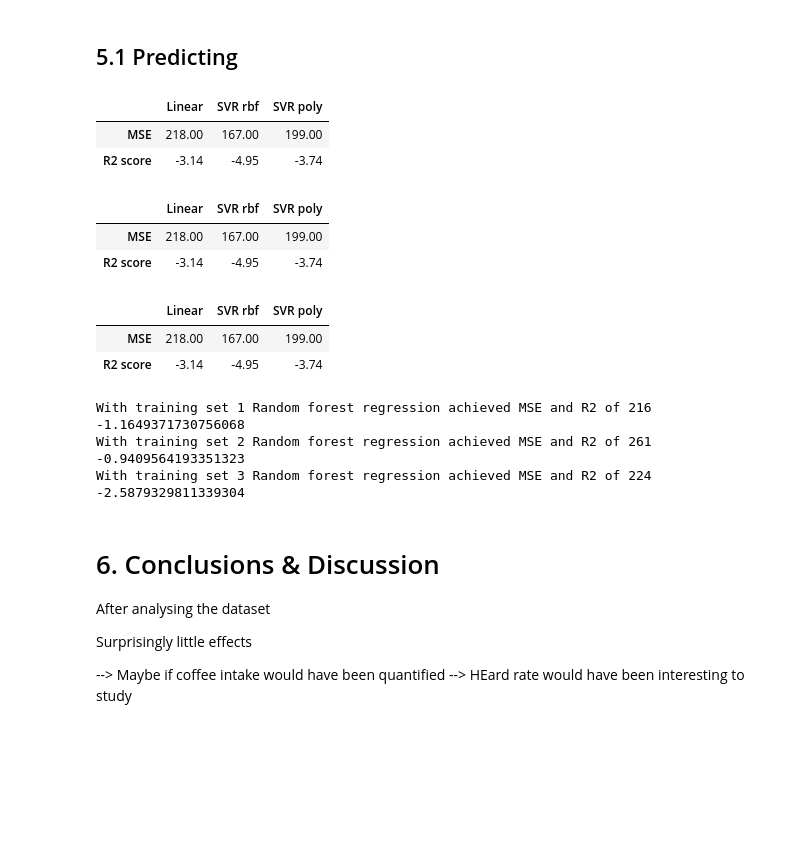
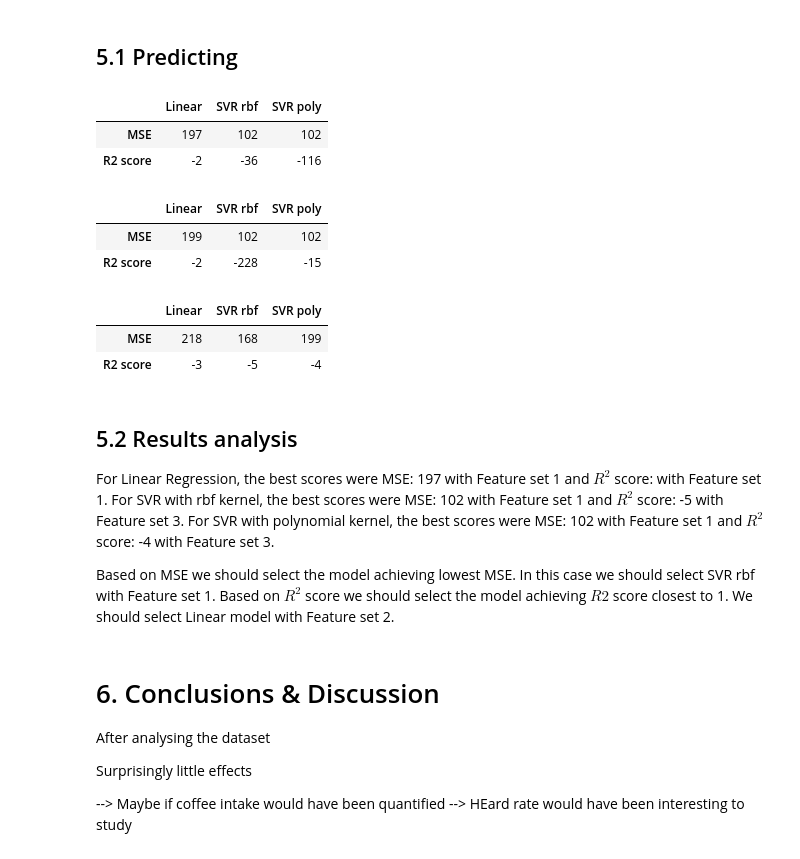
Before and after one commit to AkseliManninen/Sleep-Analysis-ML, a Jupyter notebook: SleepAnalysis.ipynb, the cells around one changed output. Saved outputs shown, nothing was run; the diff lists cells and outputs as text; code cells hidden in the pictures; blank space fills up the shorter version.

Commit message:
MSE and R2 analysis

```diff
--- a/SleepAnalysis.ipynb
+++ b/SleepAnalysis.ipynb
@@ -368,8 +368,8 @@ X_train3, X_test3 = X_train[['Tea', 'Working out', 'Late eating', 'Stress']], X_
 
 training_sets = [(X_train, X_test), (X_train2, X_test2), (X_train3, X_test3)]
 
-#
-scores = [np.zeros((2, 3))] * 3
+# Score tables
+scores = [np.zeros((2, 3)) for i in range(3)]
 
 # Linear regression
 i = 0
@@ -379,67 +379,49 @@ for set in training_sets:
     y_pred = lin_reg.predict(set[1])
     scores[i][0,0] = int(mean_squared_error(y_pred, list(y_test)))
     scores[i][1,0] = round(r2_score(y_pred, list(y_test)), 2)
     i += 1
 
-
 # SVR with 'rbf' kernel
 i = 0
 for set in training_sets:
     svr_reg = SVR(kernel = "rbf")
     svr_reg.fit(set[0], y_train)
     y_pred = svr_reg.predict(set[1])
-    scores[i][0,1] = int(mean_squared_error(y_pred, list(y_test)))
+    scores[i][0,1] = round(mean_squared_error(y_pred, list(y_test)),1)
     scores[i][1,1] = round(r2_score(y_pred, list(y_test)), 2)
     i += 1
 
 # SVR with 'poly' kernel
 i = 0
 for set in training_sets:
     svr_reg = SVR(kernel = "poly")
     svr_reg.fit(set[0], y_train)
     y_pred = svr_reg.predict(set[1])
-    scores[i][0,2] = int(mean_squared_error(y_pred, list(y_test)))
+    scores[i][0,2] = round(mean_squared_error(y_pred, list(y_test)), 1)
     scores[i][1,2] = round(r2_score(y_pred, list(y_test)), 2)
     i += 1
 
 for table in scores:
     table = pd.DataFrame(table)
     table.columns = ["Linear", "SVR rbf", "SVR poly"]
     table.index = ["MSE", "R2 score"]
     display(table)
 # %% [output]
 |  | Linear | SVR rbf | SVR poly |
-| MSE | 218.00 | 167.00 | 199.00 |
-| R2 score | -3.14 | -4.95 | -3.74 |
+| MSE | 197 | 102 | 102 |
+| R2 score | -2 | -36 | -116 |
 |  | Linear | SVR rbf | SVR poly |
-| MSE | 218.00 | 167.00 | 199.00 |
-| R2 score | -3.14 | -4.95 | -3.74 |
+| MSE | 199 | 102 | 102 |
+| R2 score | -2 | -228 | -15 |
 |  | Linear | SVR rbf | SVR poly |
-| MSE | 218.00 | 167.00 | 199.00 |
-| R2 score | -3.14 | -4.95 | -3.74 |
+| MSE | 218 | 168 | 199 |
+| R2 score | -3 | -5 | -4 |
-# %%
-from sklearn.ensemble import RandomForestRegressor
-
-X_train2, X_test2 = X_train[['Time in bed', 'Late to bed', 'Tea', 'Working out']], X_test[['Time in bed', 'Late to bed', 'Tea', 'Working out']]
-X_train3, X_test3 = X_train[['Tea', 'Working out', 'Late eating', 'Stress']], X_test[['Tea', 'Working out', 'Late eating', 'Stress']]
-training_sets = [(X_train, X_test), (X_train2, X_test2), (X_train3, X_test3)]
-
-# Linear regression
-rf_mse = []
-rf_r2 = []
-for set in training_sets:
-    rf = RandomForestRegressor()
-    rf.fit(set[0], y_train)
-    y_pred = rf.predict(set[1])
-    rf_mse.append(mean_squared_error(y_pred, list(y_test)))
-    rf_r2.append(r2_score(y_pred, list(y_test)))
-
-for i in range(len(rf_mse)):
-    print("With training set", i+1, "Random forest regression achieved MSE and R2 of", int(rf_mse[i]), rf_r2[i])
-# %% [output]
-With training set 1 Random forest regression achieved MSE and R2 of 216 -1.1649371730756068
-With training set 2 Random forest regression achieved MSE and R2 of 261 -0.9409564193351323
-With training set 3 Random forest regression achieved MSE and R2 of 224 -2.5879329811339304
+# %% [markdown]
+## 5.2 Results analysis
+
+For Linear Regression, the best scores were MSE: 197 with Feature set 1 and $R^2$ score: with Feature set 1. For SVR with rbf kernel, the best scores were MSE: 102 with Feature set 1 and $R^2$ score: -5 with Feature set 3. For SVR with polynomial kernel, the best scores were MSE: 102 with Feature set 1 and $R^2$ score: -4 with Feature set 3.
+
+Based on MSE we should select the model achieving lowest MSE. In this case we should select SVR rbf with Feature set 1. Based on $R^2$ score we should select the model achieving $R2$ score closest to 1. We should select Linear model with Feature set 2.
 # %% [markdown]
 # 6. Conclusions & Discussion
 
```
